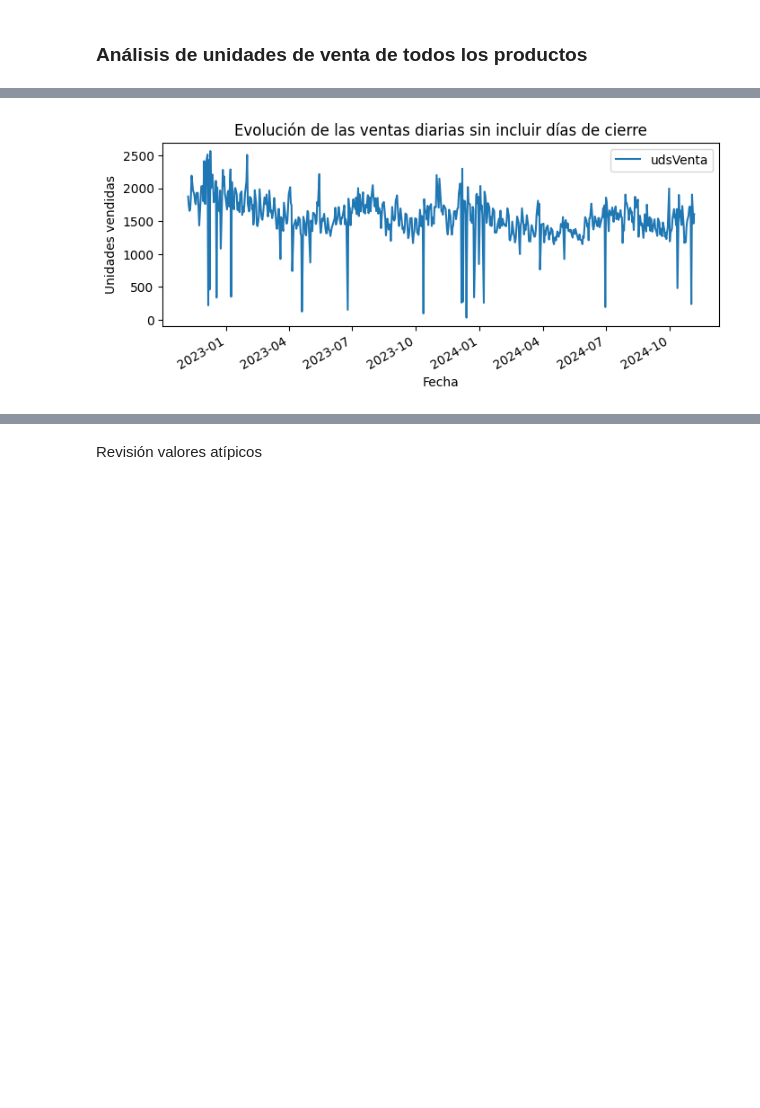
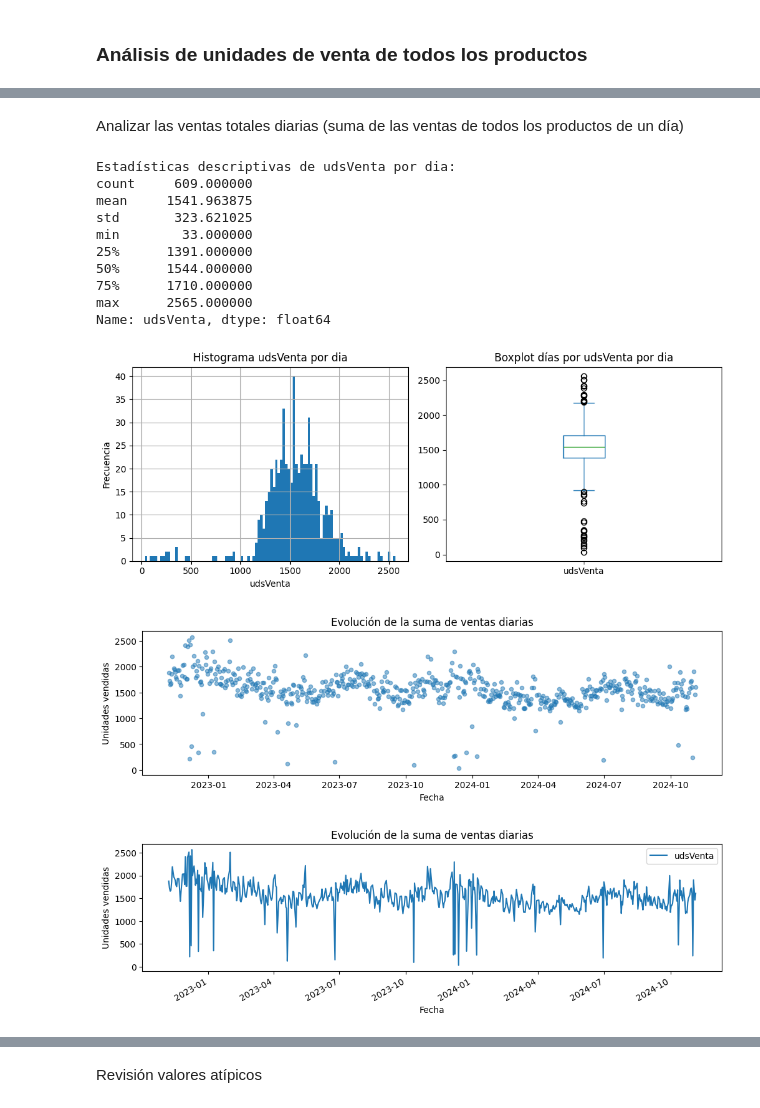
Before and after one commit to jmorala/TFMDS, a Jupyter notebook: cuadernos/02-EDA_datos.ipynb, the cells around one changed output, grey strips where cells are left out. Cells and saved outputs as stored; diff of their text form; code cells hidden in the pictures; blank space fills up the shorter version.

Commit message:
Análisis EDA

```diff
--- a/cuadernos/02-EDA_datos.ipynb
+++ b/cuadernos/02-EDA_datos.ipynb
@@ -81,13 +81,16 @@ import matplotlib.pyplot as plt
 
 print("\nEstadísticas descriptivas de udsVenta:")
 print(dfSTventas.udsVenta.describe())
+print(f'\nNúmero de días con tienda cerrada: {(dfSTventas['bolOpen'] == 0).sum()} Proporción: {(dfSTventas['bolOpen'] == 0).sum()/len(dfSTventas)}')
+
+# Eliminar los datos de los días de tienda cerrada para que no interfieran en el análisis
+dfSTventas = dfSTventas[dfSTventas['bolOpen'] != 0]
+
+print("\n SE QUITAN LOS DÍAS QUE LA TIENDA ESTÁ CERRADA")
+print("\nEstadísticas descriptivas de udsVenta:")
+print(dfSTventas.udsVenta.describe())
 print("\nEstadísticas descriptivas de idSecuencia:")
 print(dfSTventas.idSecuencia.describe())
-
-# Crear tabla de frecuencia de los valores de udsVenta para imprime
-""" value_counts = dfSTventas.udsVenta.value_counts().sort_index()
-print("\nTabla de frecuencia de udsVenta por día:")
-print(value_counts) """
 
 fig, axes = plt.subplots(1, 2, figsize=(7, 3))
 
@@ -173,11 +133,52 @@ Name: idSecuencia, dtype: object
+# %% [markdown]
+Analizar las ventas totales diarias (suma de las ventas de todos los productos de un día)
 # %%
-# Gráfico de la suma de ventas diarias, evolución cronológica
-dfSTventasPorDia = dfSTventas.groupby('idSecuencia').agg({'udsVenta': 'sum', 'bolOpen': 'sum'}).reset_index()
-dfSTventasPorDia[dfSTventasPorDia['bolOpen'] != 0].plot(x='idSecuencia', y='udsVenta', figsize=(8, 3))
-plt.title('Evolución de las ventas diarias sin incluir días de cierre')
+# Crear dataframe con la suma de ventas diaria
+dfSTventasPorDia = dfSTventas.groupby('idSecuencia').agg({'udsVenta': 'sum', 'bolHoliday': 'min'}).reset_index()
+
+print("\nEstadísticas descriptivas de udsVenta por dia:")
+print(dfSTventasPorDia.udsVenta.describe())
+print("\n\n")
+
+fig, axes = plt.subplots(1, 2, figsize=(10, 4))
+
+# Histograma
+dfSTventasPorDia.udsVenta.hist(bins=100, ax=axes[0])
+axes[0].set_title('Histograma udsVenta por dia')
+axes[0].set_xlabel('udsVenta')
+axes[0].set_ylabel('Frecuencia')
+
+# Boxplot
+dfSTventasPorDia.udsVenta.plot.box(ax=axes[1])
+axes[1].set_title('Boxplot días por udsVenta por dia')
+plt.tight_layout()
+plt.show()
+
+# Ventas
+dfSTventasPorDia.plot(kind='scatter', x='idSecuencia', y='udsVenta', alpha=0.5, figsize=(12, 3))
+plt.title('Evolución de la suma de ventas diarias')
 plt.xlabel('Fecha')
 plt.ylabel('Unidades vendidas')
 plt.show()
+
+# Gráfico de la suma de ventas diarias, evolución cronológica
+dfSTventasPorDia.plot(x='idSecuencia', y='udsVenta', figsize=(12, 3))
+plt.title('Evolución de la suma de ventas diarias')
+plt.xlabel('Fecha')
+plt.ylabel('Unidades vendidas')
+plt.show()
 # %% [output]
+Estadísticas descriptivas de udsVenta por dia:
+count     609.000000
+mean     1541.963875
+std       323.621025
+min        33.000000
+25%      1391.000000
+50%      1544.000000
+75%      1710.000000
+max      2565.000000
+Name: udsVenta, dtype: float64
-[figure, old version]
+[figure, new version]
+[figure, added]
+[figure, added]
 # %%
```
Also changed, not shown: parts of 24 cells of this notebook.
